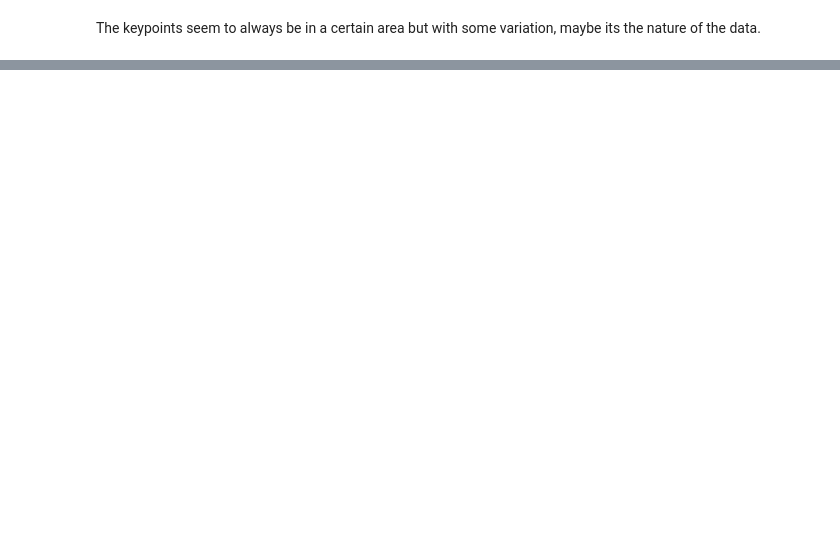
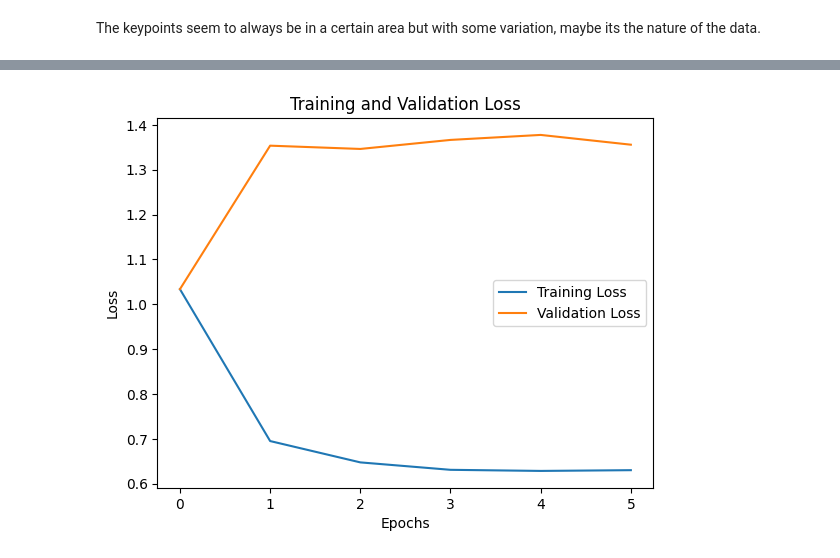
Before and after one commit to elmomote/DL2024-FacialKeypointDetectionProject, a Jupyter notebook: [F24_DL]_Facial_Keypoint_Detection_Project.ipynb, the cells around one changed output, grey strips where cells are left out. Saved outputs shown, nothing was run; the diff lists cells and outputs as text; code cells hidden in the pictures; blank space fills up the shorter version.

```diff
--- a/[F24_DL]_Facial_Keypoint_Detection_Project.ipynb
+++ b/[F24_DL]_Facial_Keypoint_Detection_Project.ipynb
@@ -523,0 +531,2 @@ maybe its the nature of the data.
+# %%
+x_train_flipped, y_train_flipped = flip_images_and_keypoints(x_train, y_train)
@@ -523,0 +561,6 @@ maybe its the nature of the data.
+# %%
+x_train_augmented = np.concatenate((x_train, x_train_flipped))
+y_train_augmented = np.concatenate((y_train, y_train_flipped))
+
+print('Augmented x train shape:', x_train_augmented.shape)
+print('Augmented y train shape:', y_train_augmented.shape)
@@ -523,0 +611,3 @@ maybe its the nature of the data.
+# %%
+m2_attempt_3 = m2_augmented_convolution()
+m2_attempt_3.summary()
@@ -523,0 +636,20 @@ maybe its the nature of the data.
+# %%
+m2_attempt_3.compile(
+  optimizer = 'adam',
+  loss = m2_euclidean_distance_loss
+)
+
+early_stopping = tf.keras.callbacks.EarlyStopping(
+  monitor = 'val_loss',
+  patience = 5,
+)
+
+m2_attempt_3_history = m2_attempt_3.fit(
+  x = x_train_augmented,
+  y = y_train_augmented,
+  validation_split = 0.2,
+  epochs = 50,
+  batch_size = 32,
+  verbose = 1,
+  callbacks = [early_stopping]
+)
@@ -523,0 +669,4 @@ maybe its the nature of the data.
+# %%
+plot_loss(m2_attempt_3_history)
+# %% [output]
+[figure, added]
```
Also changed, not shown: parts of 48 cells of this notebook.
